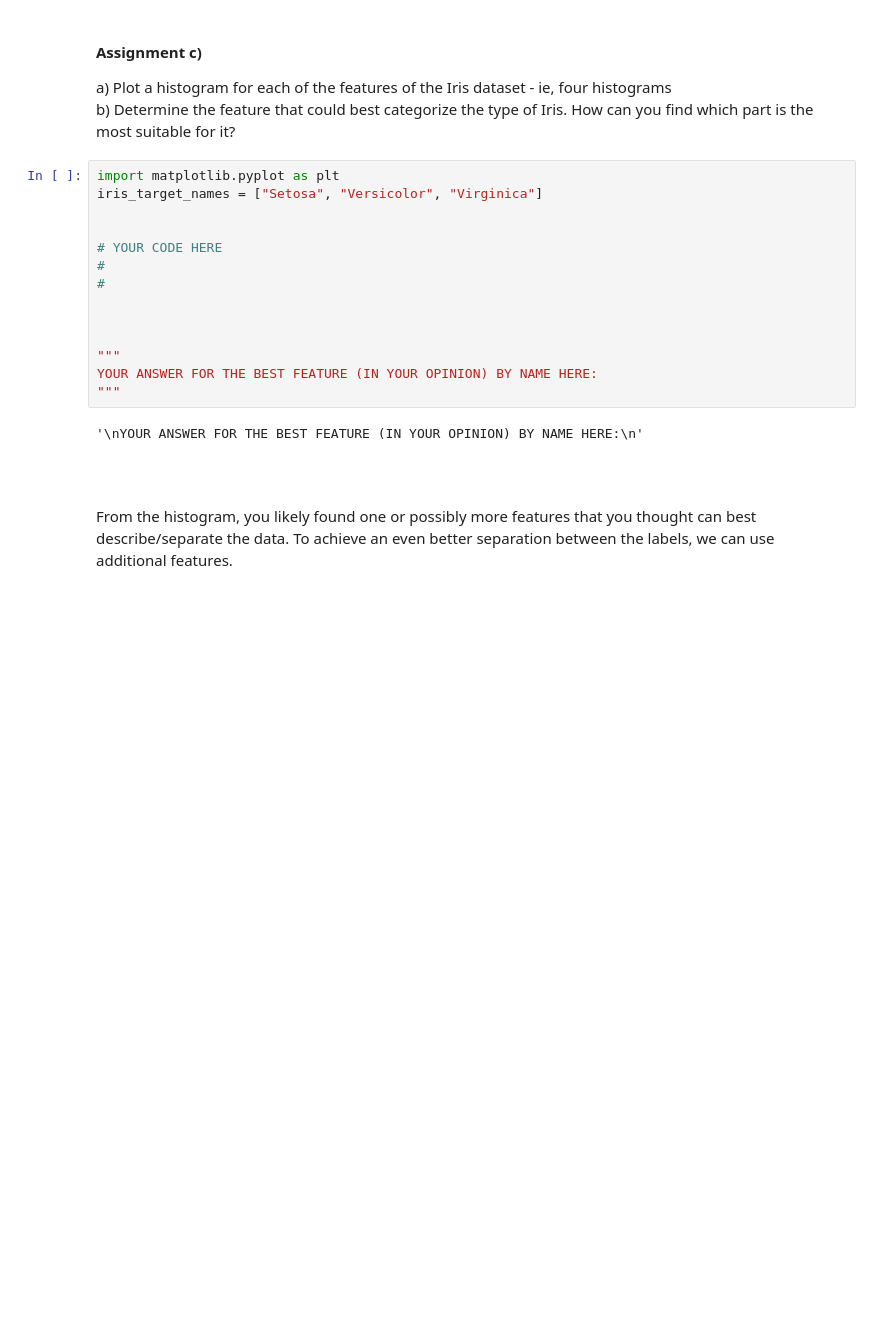
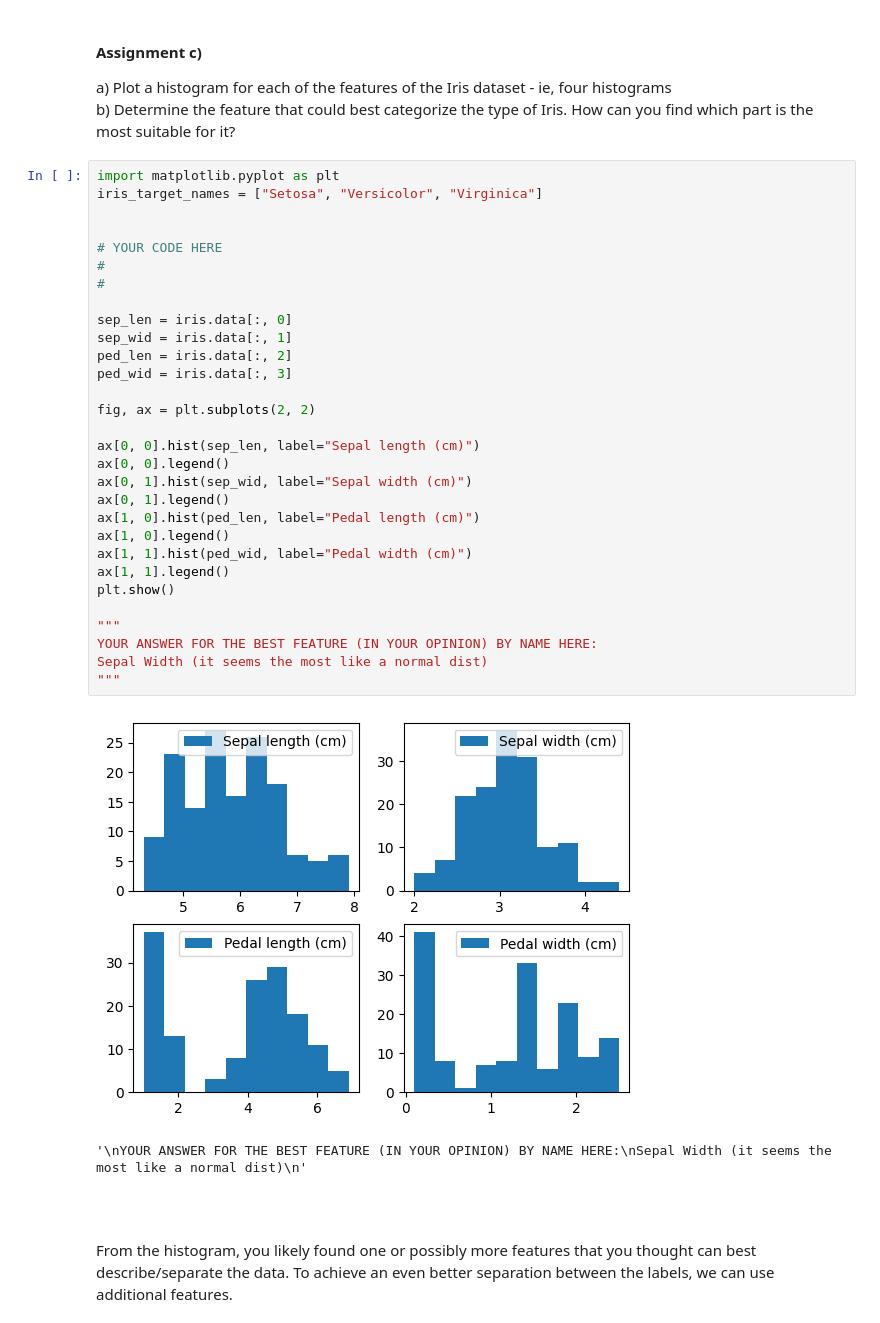
Before and after one commit to richard-lovgren/ml-1dl034-public-assignments, a Jupyter notebook: Assignments/Practical/PracticalNotebook3.ipynb, the cells around one changed output. Drawn from its saved outputs; the diff is of its cells as text; blank space fills up the shorter version.

```diff
--- a/Assignments/Practical/PracticalNotebook3.ipynb
+++ b/Assignments/Practical/PracticalNotebook3.ipynb
@@ -296,22 +298,39 @@ We can visualize one or two features simultaneously via a scatterplot, histogram
 
 a) Plot a histogram for each of the features of the Iris dataset - ie, four histograms
 b) Determine the feature that could best categorize the type of Iris. How can you find which part is the most suitable for it?
-# %%
-import matplotlib.pyplot as plt
-iris_target_names = ["Setosa", "Versicolor", "Virginica"]
-
-
-# YOUR CODE HERE
-#
-#
-
-
-
-"""
-YOUR ANSWER FOR THE BEST FEATURE (IN YOUR OPINION) BY NAME HERE:
-"""
-# %% [output]
-'\nYOUR ANSWER FOR THE BEST FEATURE (IN YOUR OPINION) BY NAME HERE:\n'
+# %%
+import matplotlib.pyplot as plt
+iris_target_names = ["Setosa", "Versicolor", "Virginica"]
+
+
+# YOUR CODE HERE
+#
+#
+
+sep_len = iris.data[:, 0]
+sep_wid = iris.data[:, 1]
+ped_len = iris.data[:, 2]
+ped_wid = iris.data[:, 3]
+
+fig, ax = plt.subplots(2, 2)
+
+ax[0, 0].hist(sep_len, label="Sepal length (cm)")
+ax[0, 0].legend()
+ax[0, 1].hist(sep_wid, label="Sepal width (cm)")
+ax[0, 1].legend()
+ax[1, 0].hist(ped_len, label="Pedal length (cm)")
+ax[1, 0].legend()
+ax[1, 1].hist(ped_wid, label="Pedal width (cm)")
+ax[1, 1].legend()
+plt.show()
+
+"""
+YOUR ANSWER FOR THE BEST FEATURE (IN YOUR OPINION) BY NAME HERE:
+Sepal Width (it seems the most like a normal dist)
+"""
+# %% [output]
+[figure, added]
+'\nYOUR ANSWER FOR THE BEST FEATURE (IN YOUR OPINION) BY NAME HERE:\nSepal Width (it seems the most like a normal dist)\n'
 # %% [markdown]
 <br/>
 <br/>
```
Also changed, not shown: parts of 5 cells of this notebook.
